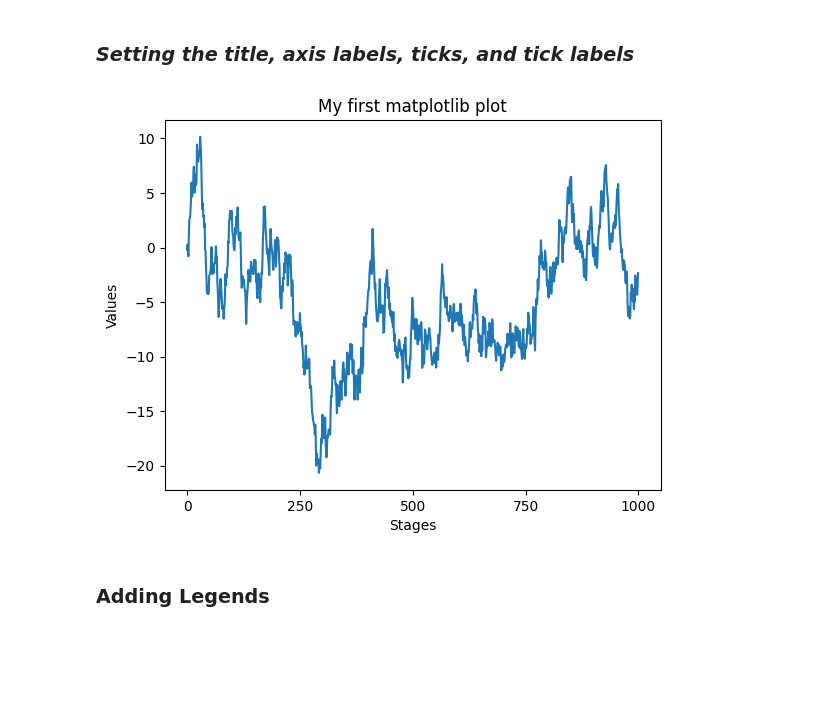
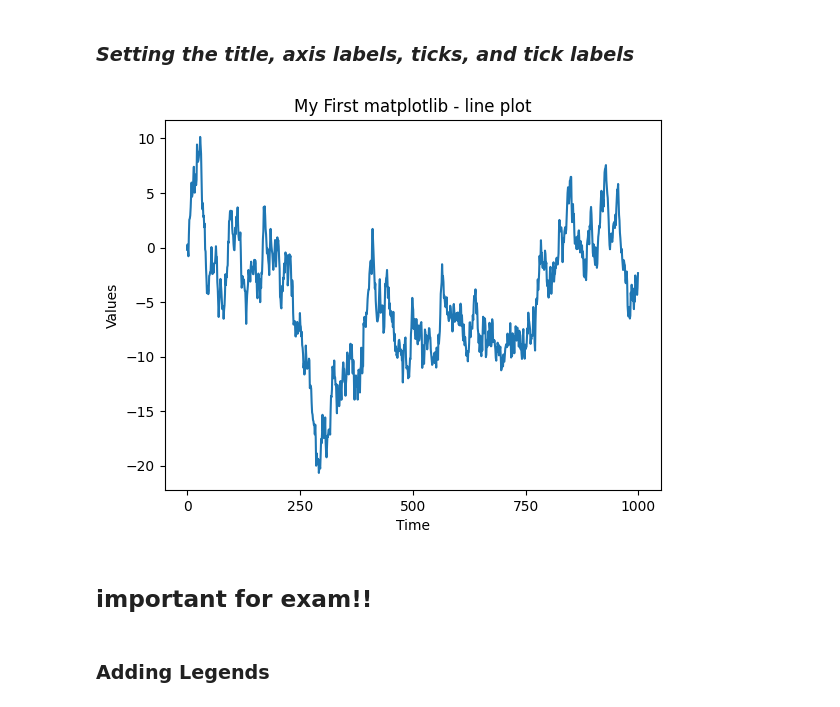
Before and after one commit to DianaKahar/STQD-Data-science, a Jupyter notebook: P137263_of_Week11_Matplotlib_20231220_WC.ipynb, the cells around one changed output. Cells and saved outputs as stored; diff of their text form; code cells hidden in the pictures; blank space fills up the shorter version.

```diff
--- a/P137263_of_Week11_Matplotlib_20231220_WC.ipynb
+++ b/P137263_of_Week11_Matplotlib_20231220_WC.ipynb
@@ -150,12 +175,20 @@ rng = np.random.RandomState()
 1.   parameter such as ***xlim([0, 10])*** sets the x-xis range from ***0 to 10***
 # %% [markdown]
 ### ***Setting the title, axis labels, ticks, and tick labels***
-# %%
-# An example
-rng = np.random.RandomState()
-
-# changex x-axis ticks annotation
-# %% [output]
-[figure, removed]
+# %%
+# An example
+rng = np.random.RandomState(12345)
+fig, ax = plt.subplots()
+ax.plot(rng.standard_normal(1000).cumsum())
+
+# changex x-axis ticks annotation
+ax.set_xticks([0, 250, 500, 750, 1000])
+ax.set_xlabel("Time")
+ax.set_ylabel("Values")
+ax.set_title("My First matplotlib - line plot");
+# %% [output]
+[figure, added]
+# %% [markdown]
+## important for exam!!
 # %% [markdown]
 ### **Adding Legends**
```
Also changed, not shown: parts of 12 cells of this notebook.
